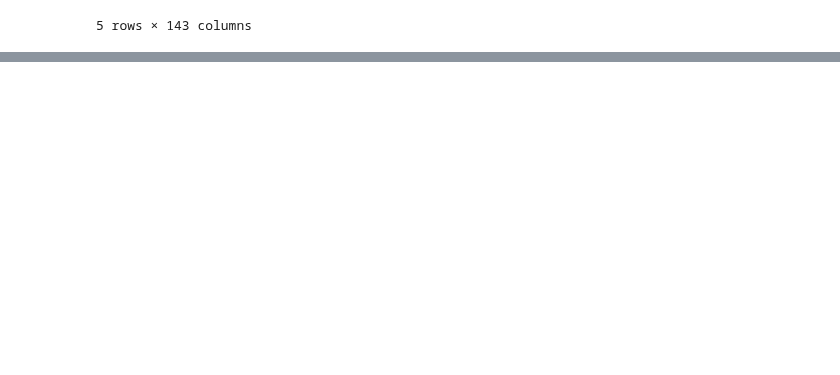
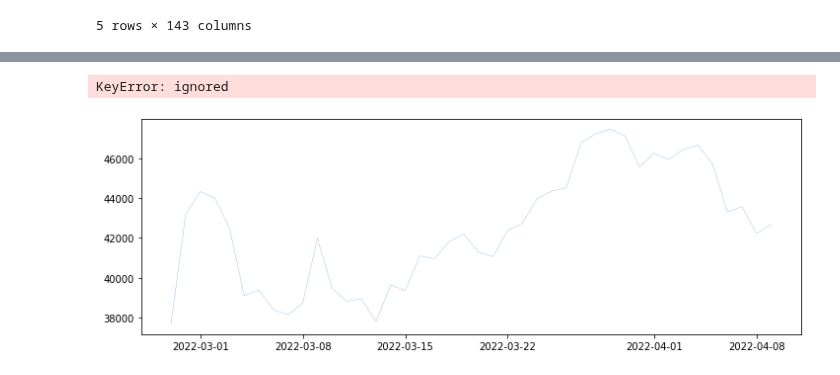
Before and after one commit to Massimo2003/BitcoinProject, a Jupyter notebook: MarcheFinanciers.ipynb, the cells around one changed output, grey strips where cells are left out. Cells and saved outputs as stored; diff of their text form; code cells hidden in the pictures; blank space fills up the shorter version.

```diff
--- a/MarcheFinanciers.ipynb
+++ b/MarcheFinanciers.ipynb
@@ -222,0 +223,3 @@ NameError: ignored
+# %%
+btc_weekly_mean = btc_data.resample("D").mean()
+btc_weekly_mean.head()
@@ -222,0 +235,12 @@ NameError: ignored
+# %%
+fig, ax = plt.subplots(figsize = (12, 4))
+ax.plot(btc_data["2022-02-27":]["PriceUSD"], linestyle='-',
+        linewidth=0.2, label='Second')
+ax.plot(btc_data["2022-02-27":].resample('D').mean()["close"],
+        marker='.', linestyle='--', linewidth=0.5, label='Daily')
+ax.plot(btc_weekly_mean["close"], marker='o', markersize=8,
+        linestyle='-.', label='Weekly mean resample')
+ax.legend();
+# %% [output]
+KeyError: ignored
+[figure, added]
```
Also changed, not shown: parts of 4 cells of this notebook.
